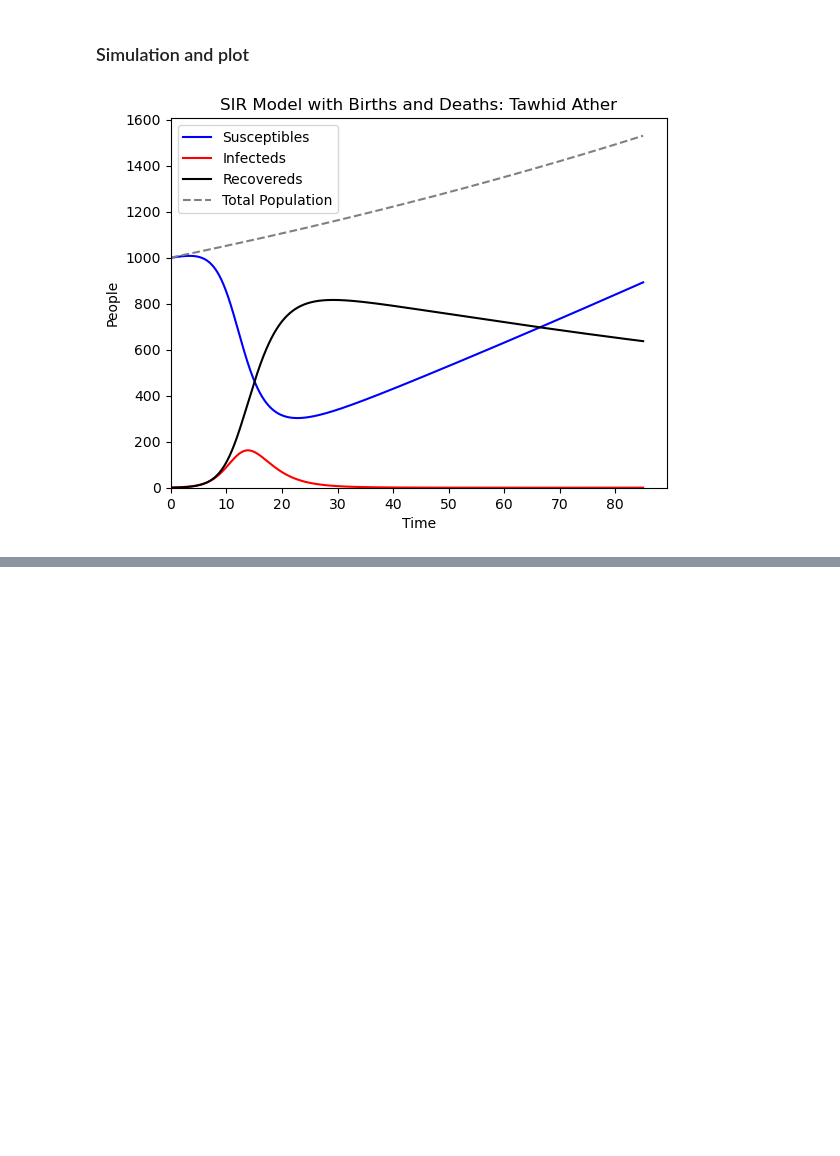
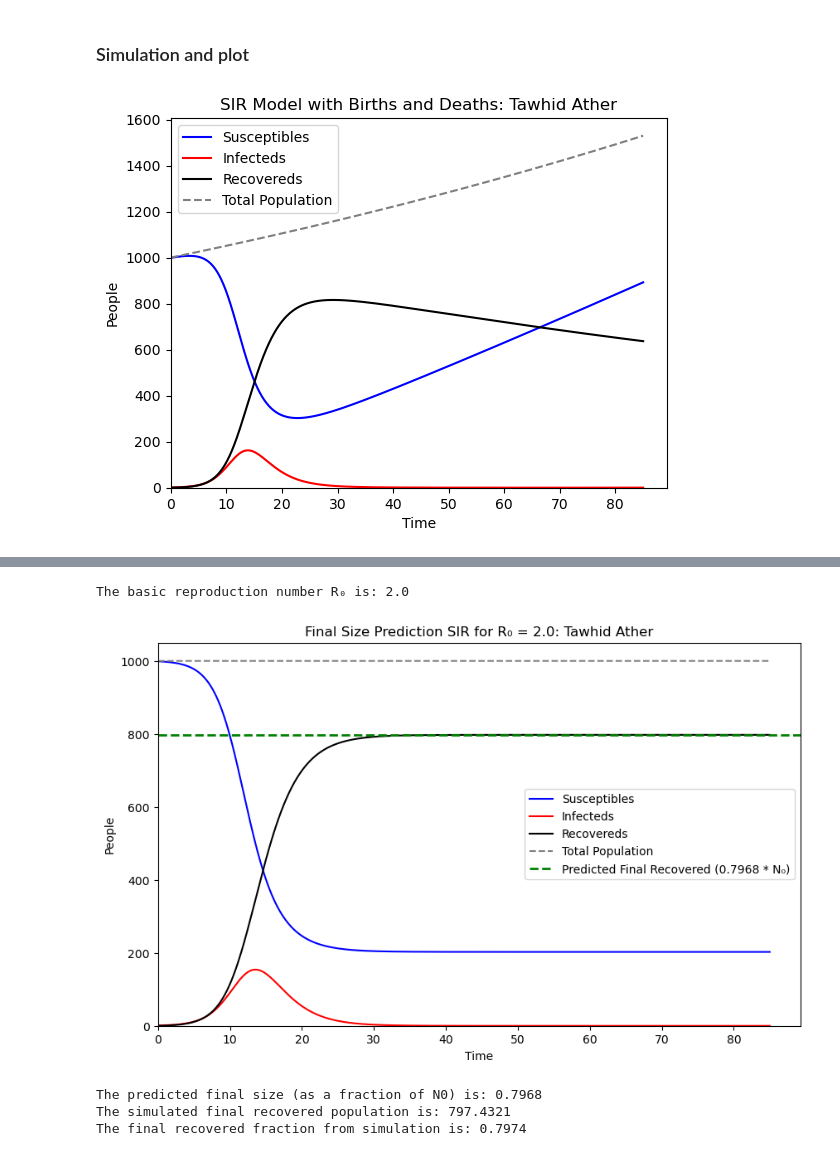
Before and after one commit to Redsuperninja/Contagious-Disease, a Jupyter notebook: HW1.ipynb, the cells around one changed output, grey strips where cells are left out. Cells and saved outputs as stored; diff of their text form; code cells hidden in the pictures; blank space fills up the shorter version.

```diff
--- a/HW1.ipynb
+++ b/HW1.ipynb
@@ -66,0 +104,73 @@ plt.show()
+# %%
+def SIR_P3(S0, I0, R0_initial, beta, gamma, t_max, stepsize):
+    T = np.arange(0, t_max + stepsize, stepsize)
+    S = np.zeros(len(T))
+    I = np.zeros(len(T))
+    R = np.zeros(len(T))
+    N0 = S0 + I0 + R0_initial
+    N = np.zeros(len(T))
+
+    for idx, t in enumerate(T):
+        if idx == 0:
+            S[idx] = S0
+            I[idx] = I0
+            R[idx] = R0_initial
+            N[idx] = N0
+        else:
+            dS_dt = -beta * S[idx-1] * I[idx-1] / N[idx-1]
+            dI_dt = beta * S[idx-1] * I[idx-1] / N[idx-1] - gamma * I[idx-1]
+            dR_dt = gamma * I[idx-1]
+
+            S[idx] = S[idx-1] + dS_dt * stepsize
+            I[idx] = I[idx-1] + dI_dt * stepsize
+            R[idx] = R[idx-1] + dR_dt * stepsize
+            N[idx] = S[idx] + I[idx] + R[idx]
+
+    return S, I, R, N, T
+
+N0 = 1000
+I0 = 1
+S0 = N0 - I0
+R0_initial = 0
+beta = 1.0
+gamma = 0.5
+t_max = 85
+stepsize = 0.01
+
+R0_sir = beta / gamma
+print(f"The basic reproduction number R₀ is: {R0_sir}")
+
+def final_size_eq(r_inf, R0_sir):
+    return 1 - np.exp(-R0_sir * r_inf) - r_inf
+
+final_size_predicted = fsolve(final_size_eq, 0.5, args=(R0_sir,))[0]
+
+S, I, R, N, T = SIR_P3(S0, I0, R0_initial, beta, gamma, t_max, stepsize)
+
+fig, ax = plt.subplots(figsize=(10, 6))
+
+ax.plot(T, S, color='b', label='Susceptibles')
+ax.plot(T, I, color='r', label='Infecteds')
+ax.plot(T, R, color='k', label='Recovereds')
+ax.plot(T, N, linestyle='--', color='gray', label='Total Population')
+
+final_recovered_fraction = R[-1] / N0
+ax.axhline(y=final_size_predicted * N0, color='g', linestyle='--', linewidth=2, label=f'Predicted Final Recovered ({final_size_predicted:.4f} * N₀)')
+
+ax.set_xlabel('Time')
+ax.set_ylabel('People')
+ax.legend()
+ax.set_ylim(bottom=0)
+ax.set_xlim(left=0)
+plt.title(f'Final Size Prediction SIR for R₀ = {R0_sir}: Tawhid Ather')
+plt.show()
+
+print(f"The predicted final size (as a fraction of N0) is: {final_size_predicted:.4f}")
+print(f"The simulated final recovered population is: {R[-1]:.4f}")
+print(f"The final recovered fraction from simulation is: {final_recovered_fraction:.4f}")
+# %% [output]
+The basic reproduction number R₀ is: 2.0
+[figure, added]
+The predicted final size (as a fraction of N0) is: 0.7968
+The simulated final recovered population is: 797.4321
+The final recovered fraction from simulation is: 0.7974
```
Also changed, not shown: parts of 3 cells of this notebook, 3 other files.
